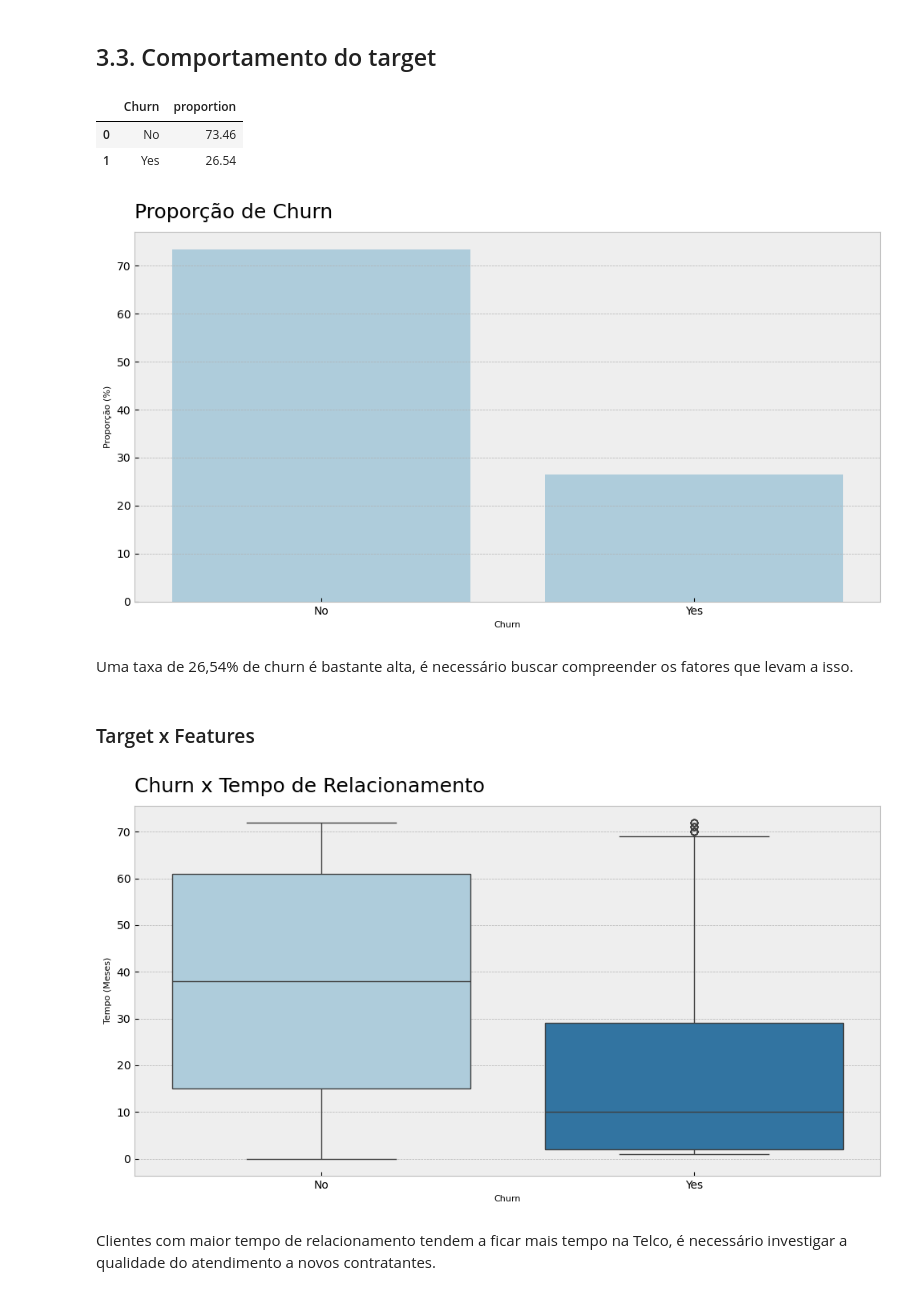
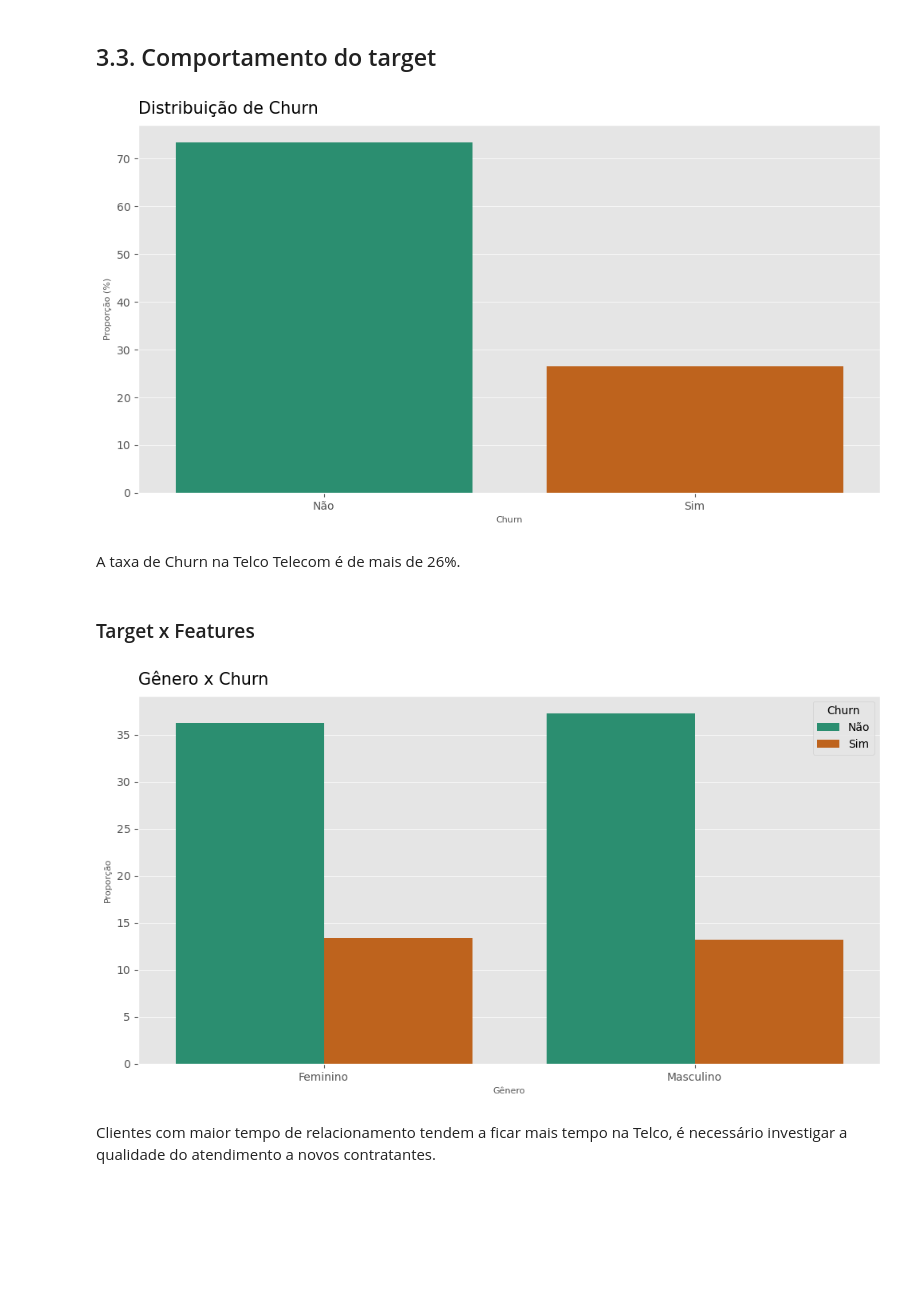
Before and after one commit to datalopes1/telco_churn, a Jupyter notebook: notebooks/eda.ipynb, the cells around one changed output. Saved outputs shown, nothing was run; the diff lists cells and outputs as text; code cells hidden in the pictures; blank space fills up the shorter version.

```diff
--- a/notebooks/eda.ipynb
+++ b/notebooks/eda.ipynb
@@ -43,27 +43,13 @@ import numpy as np
 import matplotlib.pyplot as plt
 import seaborn as sns
 
-# Pré-processamento
-from feature_engine.imputation import MeanMedianImputer, CategoricalImputer
-from feature_engine.encoding import OneHotEncoder
-from sklearn.pipeline import Pipeline
-from sklearn.preprocessing import LabelEncoder, StandardScaler
-from sklearn.model_selection import train_test_split, GridSearchCV
-from sklearn.compose import ColumnTransformer
-
-# Machine Learning
-from sklearn.ensemble import RandomForestClassifier
-from sklearn.linear_model import LogisticRegression
-from xgboost import XGBClassifier
-from sklearn.metrics import roc_auc_score, accuracy_score, roc_curve
-
 # Configurações do notebook
 import warnings
 warnings.filterwarnings('ignore')
-plt.style.use('bmh')
-sns.set_palette('Paired')
-pd.set_option('display.max_rows', 20)
-pd.set_option('display.max_columns', 40)
+plt.style.use('ggplot')
+sns.set_palette('Dark2')
+pd.set_option('display.max_rows', 30)
+pd.set_option('display.max_columns', None)
 # %%
 df = pd.read_csv("../data/raw/telcocustomerchurn.csv")
 # %% [markdown]
@@ -189,37 +191,32 @@ missing[missing['Nulos'] > 0]
 Existem 11 nulos em ``TotalCharges``, a estratégia de imputação será a mediana.
 # %% [markdown]
 ## 3.3. Comportamento do target
-# %%
-churn_proportion = df.Churn.value_counts(normalize = True).reset_index()
-churn_proportion['proportion'] = round((churn_proportion['proportion'] * 100), 2)
-churn_proportion
-# %% [output]
-|  | Churn | proportion |
-| 0 | No | 73.46 |
-| 1 | Yes | 26.54 |
 # %%
-fig, ax = plt.subplots(figsize = (12, 6))
+fig, ax = plt.subplots(figsize = (12 ,6))
 
-sns.barplot(churn_proportion, x = 'Churn', y = 'proportion')
-ax.set_title("Proporção de Churn", loc = 'left', fontsize = 18, pad = 12)
+sns.countplot(x = df.Churn, hue = df.Churn, stat = 'percent')
+ax.set_title("Distribuição de Churn", fontsize = 15, pad = 10, loc = 'left')
 ax.set_xlabel("Churn", fontsize = 8)
 ax.set_ylabel("Proporção (%)", fontsize = 8)
+ax.set_xticklabels(['Não', 'Sim'])
 plt.show()
 # %% [output]
-[figure, old version]
+[figure, new version]
-# %% [markdown]
-Uma taxa de 26,54% de churn é bastante alta, é necessário buscar compreender os fatores que levam a isso.
+# %% [markdown]
+A taxa de Churn na Telco Telecom é de mais de 26%.
 # %% [markdown]
 ### Target x Features
 # %%
 fig, ax = plt.subplots(figsize = (12, 6))
 
-sns.boxplot(df, x = 'Churn', y = 'tenure', palette='Paired')
-ax.set_title("Churn x Tempo de Relacionamento", loc = 'left', fontsize = 18, pad = 12)
-ax.set_xlabel("Churn", fontsize = 8)
-ax.set_ylabel("Tempo (Meses)", fontsize = 8)
+sns.countplot(x = df.gender, hue = df.Churn, stat = 'percent')
+ax.set_title("Gênero x Churn", fontsize = 15, pad = 10, loc = 'left')
+ax.set_xlabel("Gênero", fontsize = 8)
+ax.set_ylabel("Proporção", fontsize = 8)
+ax.set_xticklabels(['Feminino', 'Masculino'])
+ax.legend(title = 'Churn', labels = ['Não', 'Sim'])
 plt.show()
 # %% [output]
-[figure, old version]
+[figure, new version]
 # %% [markdown]
 Clientes com maior tempo de relacionamento tendem a ficar mais tempo na Telco, é necessário investigar a qualidade do atendimento a novos contratantes.
```
Also changed, not shown: parts of 54 cells of this notebook, 28 other files.
